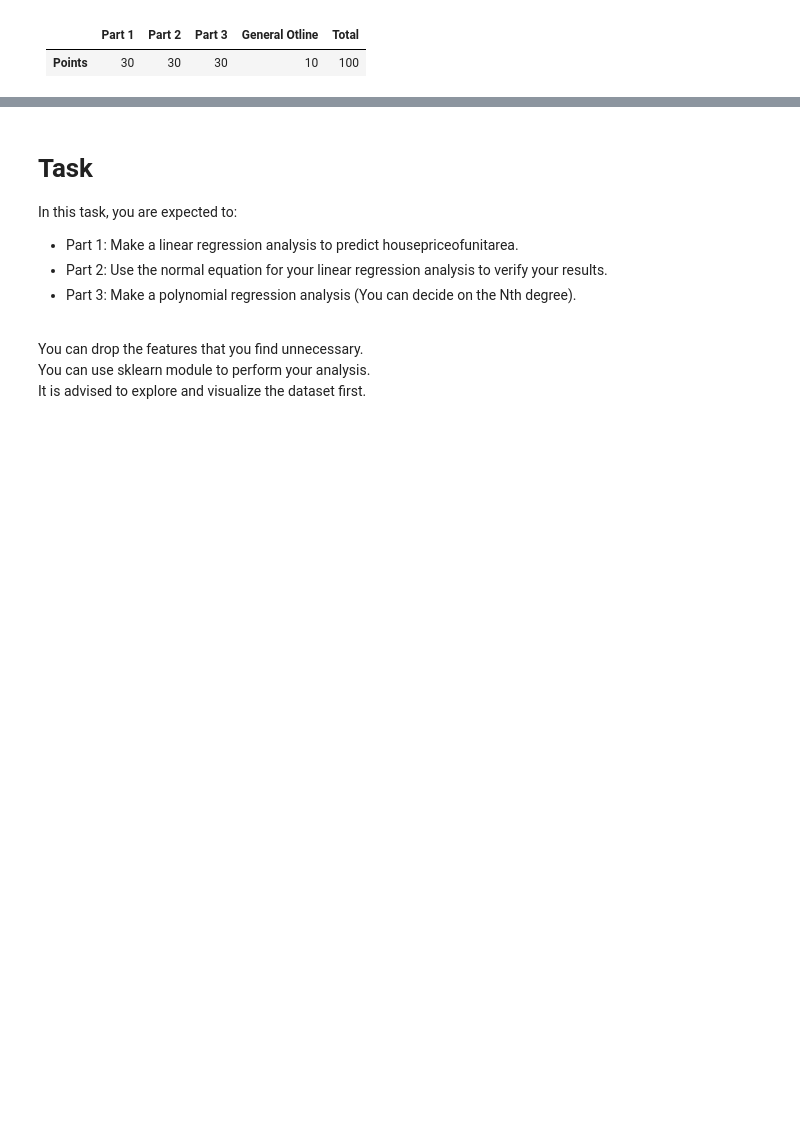
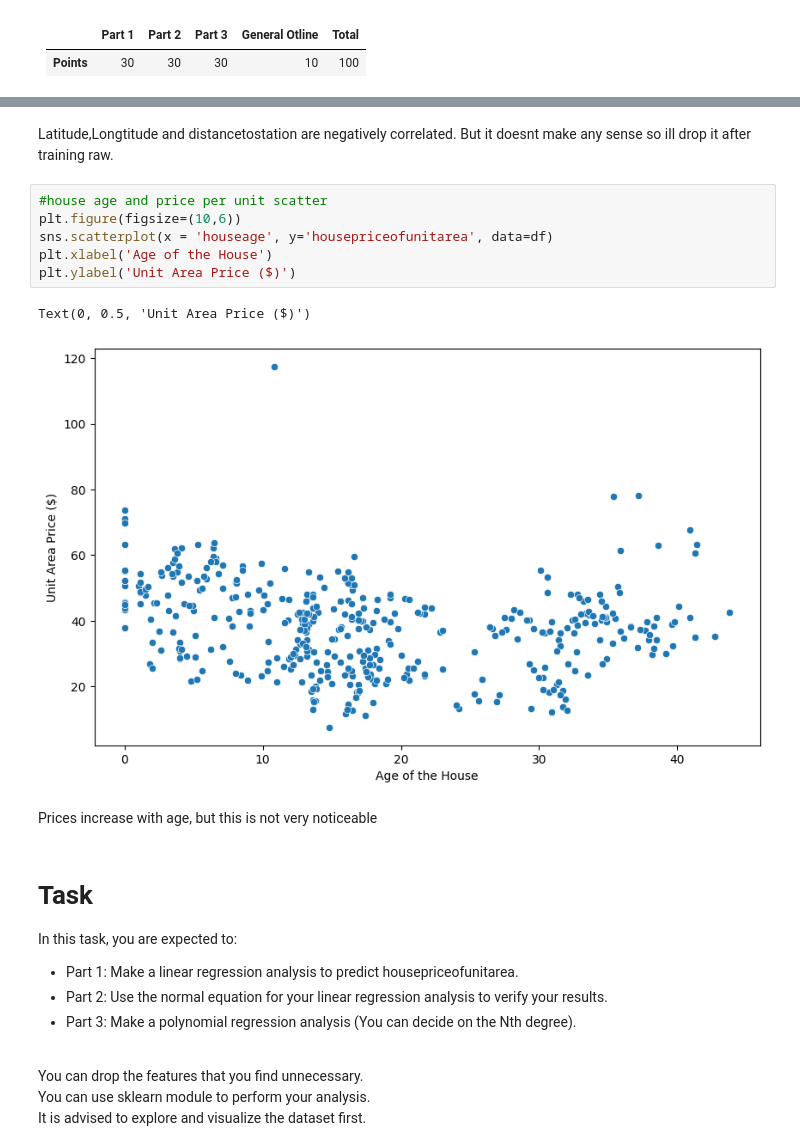
Before and after one commit to bogaziciai/fall-23, a Jupyter notebook: beginner level/Week 1/Assignment 1.ipynb, the cells around one changed output, grey strips where cells are left out. Cells and saved outputs as stored; diff of their text form; blank space fills up the shorter version.

```diff
--- a/beginner level/Week 1/Assignment 1.ipynb
+++ b/beginner level/Week 1/Assignment 1.ipynb
@@ -39,3 +100,16 @@ df.head()
+# %% [markdown]
+Latitude,Longtitude and distancetostation are negatively correlated. But it doesnt make any sense so ill drop it after training raw.
+# %%
+#house age and price per unit scatter
+plt.figure(figsize=(10,6))
+sns.scatterplot(x = 'houseage', y='housepriceofunitarea', data=df)
+plt.xlabel('Age of the House')
+plt.ylabel('Unit Area Price ($)')
+# %% [output]
+Text(0, 0.5, 'Unit Area Price ($)')
+[figure, added]
+# %% [markdown]
+Prices increase with age, but this is not very noticeable
 # %% [markdown]
 # Task
 
```
Also changed, not shown: parts of 14 cells of this notebook.
